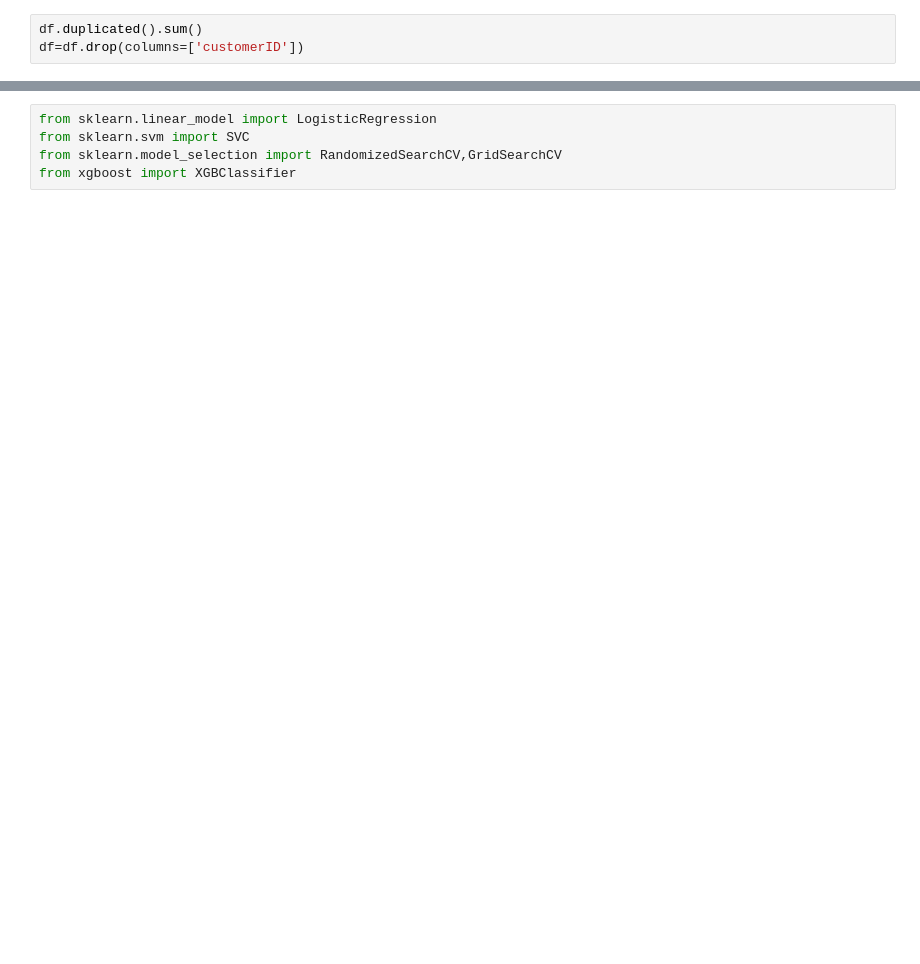
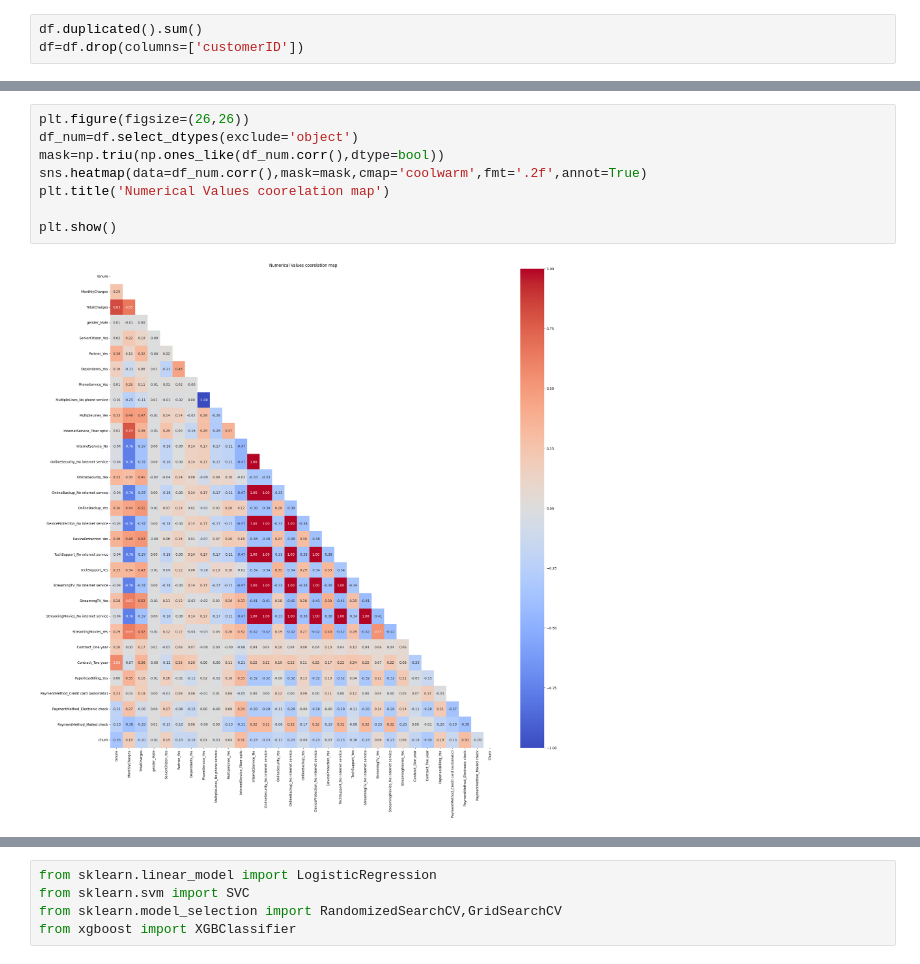
Before and after one commit to Mc5obiza/churn-front, a Jupyter notebook: notebook.ipynb, the cells around one changed output, grey strips where cells are left out. Drawn from its saved outputs; the diff is of its cells as text; blank space fills up the shorter version.

```diff
--- a/notebook.ipynb
+++ b/notebook.ipynb
@@ -123,0 +115,10 @@ df=pd.DataFrame(df_transformed,columns=col_name,index=df.index)
+# %%
+plt.figure(figsize=(26,26))
+df_num=df.select_dtypes(exclude='object')
+mask=np.triu(np.ones_like(df_num.corr(),dtype=bool))
+sns.heatmap(data=df_num.corr(),mask=mask,cmap='coolwarm',fmt='.2f',annot=True)
+plt.title('Numerical Values coorelation map')
+
+plt.show()
+# %% [output]
+[figure, new version]
```
Also changed, not shown: parts of 17 cells of this notebook.
